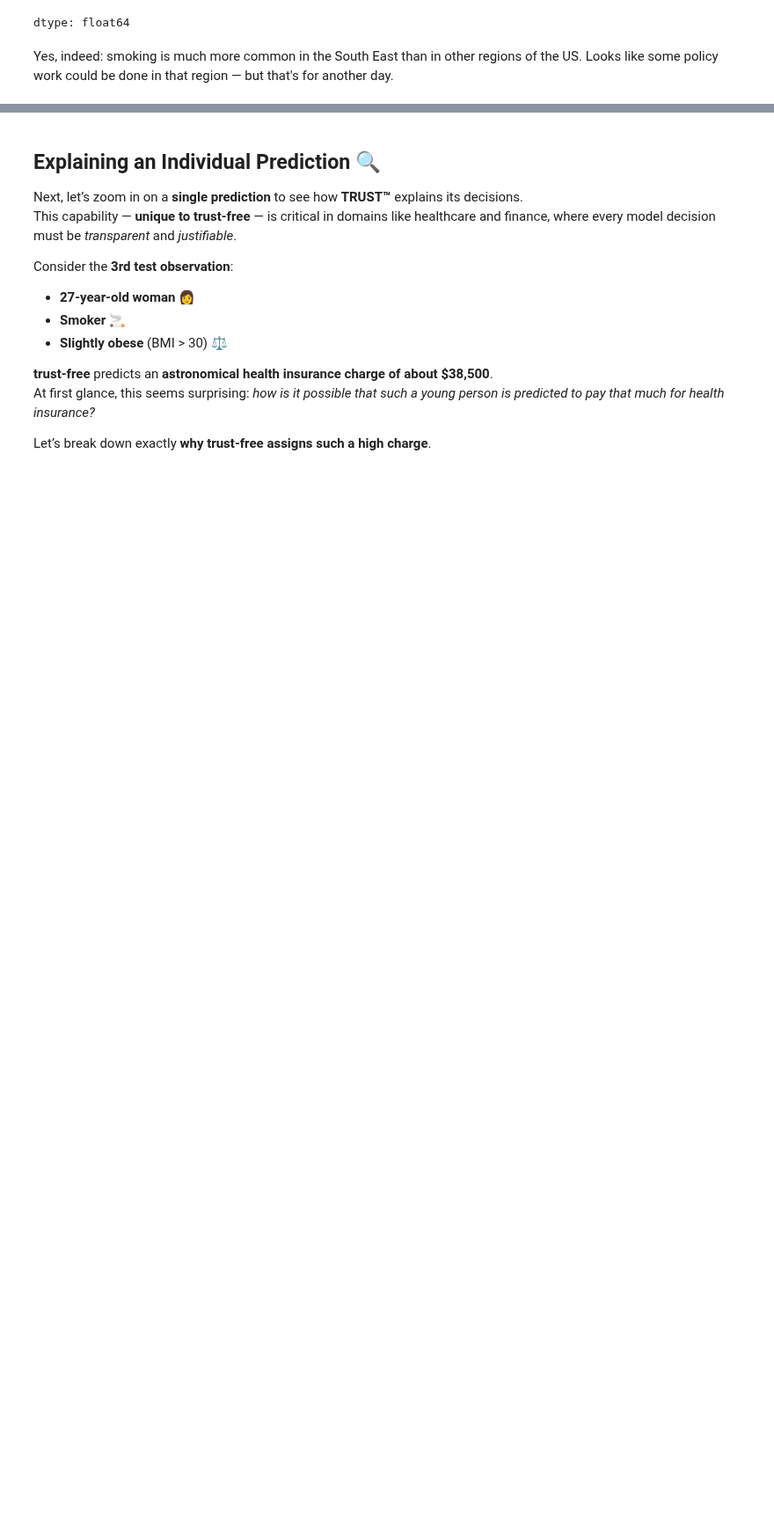
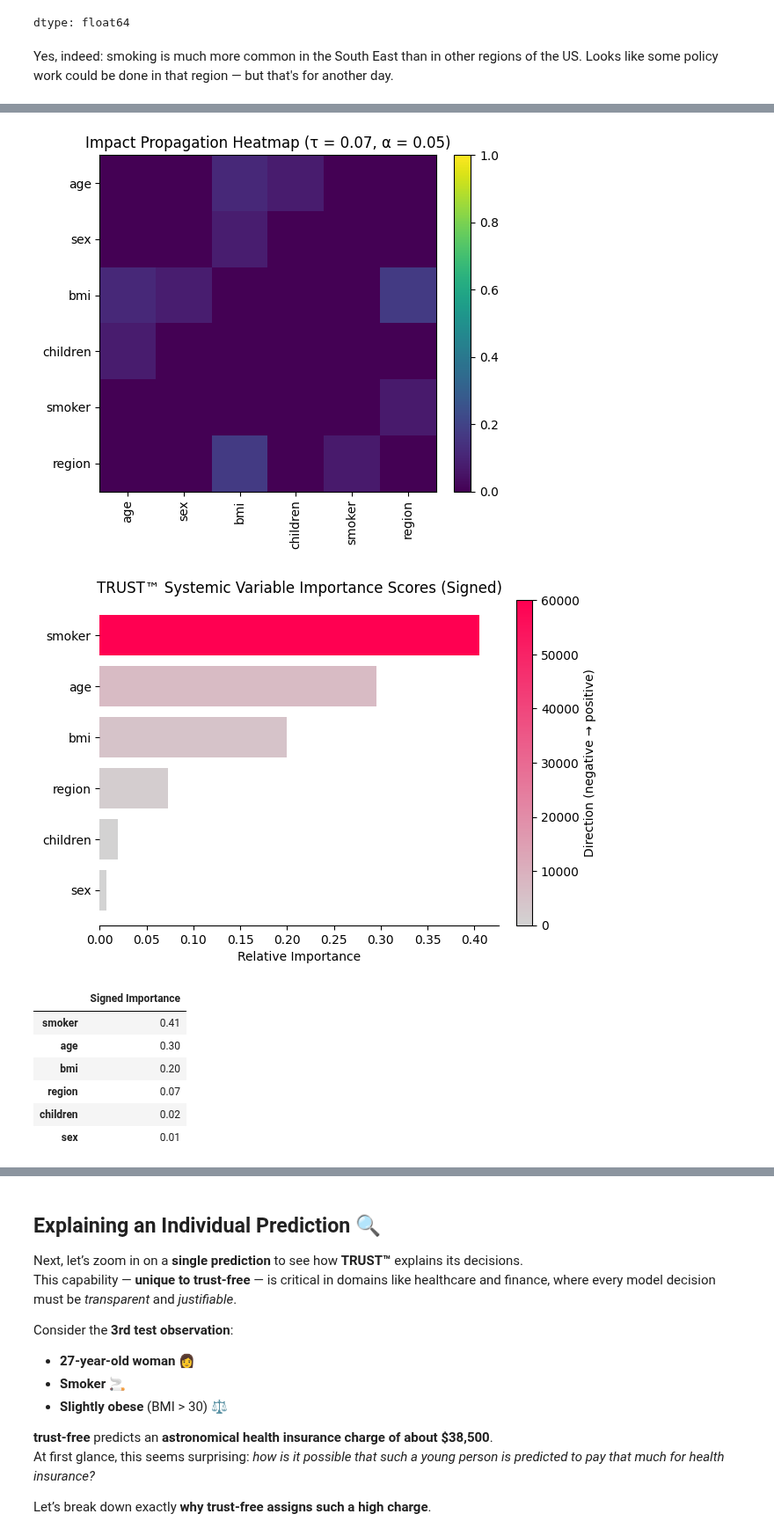
Before and after one commit to adc-trust-ai/trust-free, a Jupyter notebook: notebooks/trust_free_tutorial_Kaggle_insurance_colab.ipynb, the cells around one changed output, grey strips where cells are left out. Shown at 88% size. Saved outputs shown, nothing was run; the diff lists cells and outputs as text; code cells hidden in the pictures; blank space fills up the shorter version.

```diff
--- a/notebooks/trust_free_tutorial_Kaggle_insurance_colab.ipynb
+++ b/notebooks/trust_free_tutorial_Kaggle_insurance_colab.ipynb
@@ -354,0 +357,3 @@ Yes, indeed: smoking is much more common in the South East than in other regions
+# %%
+model.importance(kind="systemic", ALE_plot=False, show_direction=True, filename="Insurance")
+# %% [output]
@@ -354,0 +362,9 @@ Yes, indeed: smoking is much more common in the South East than in other regions
+[figure, added]
+[figure, added]
+|  | Signed Importance |
+| smoker | 0.41 |
+| age | 0.30 |
+| bmi | 0.20 |
+| region | 0.07 |
+| children | 0.02 |
+| sex | 0.01 |
```
Also changed, not shown: parts of 12 cells of this notebook.
